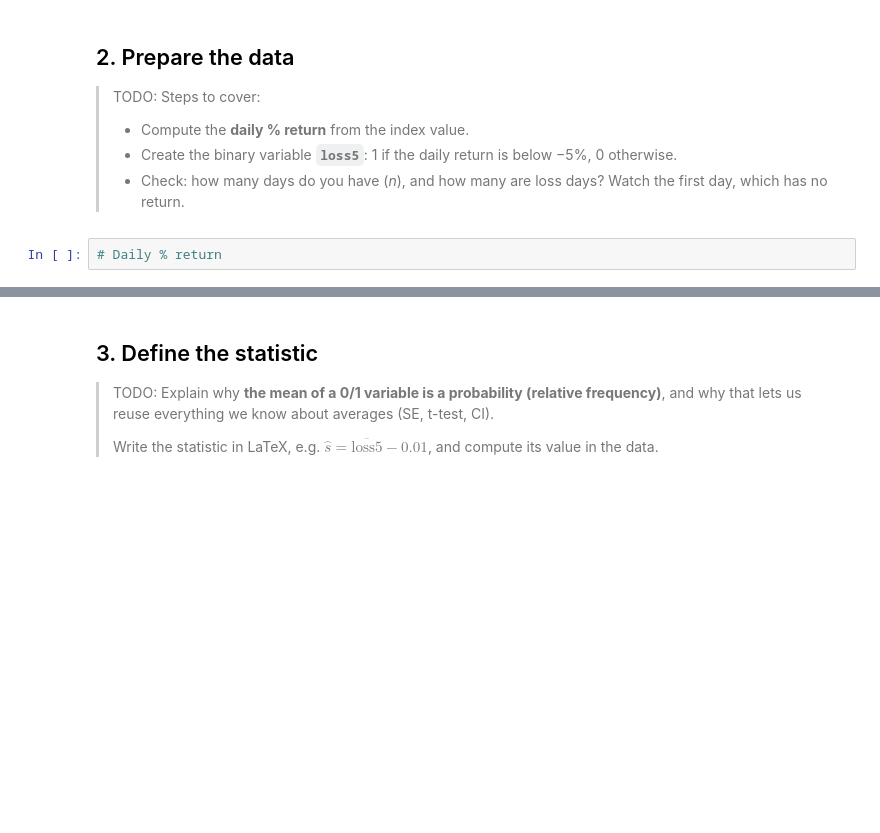
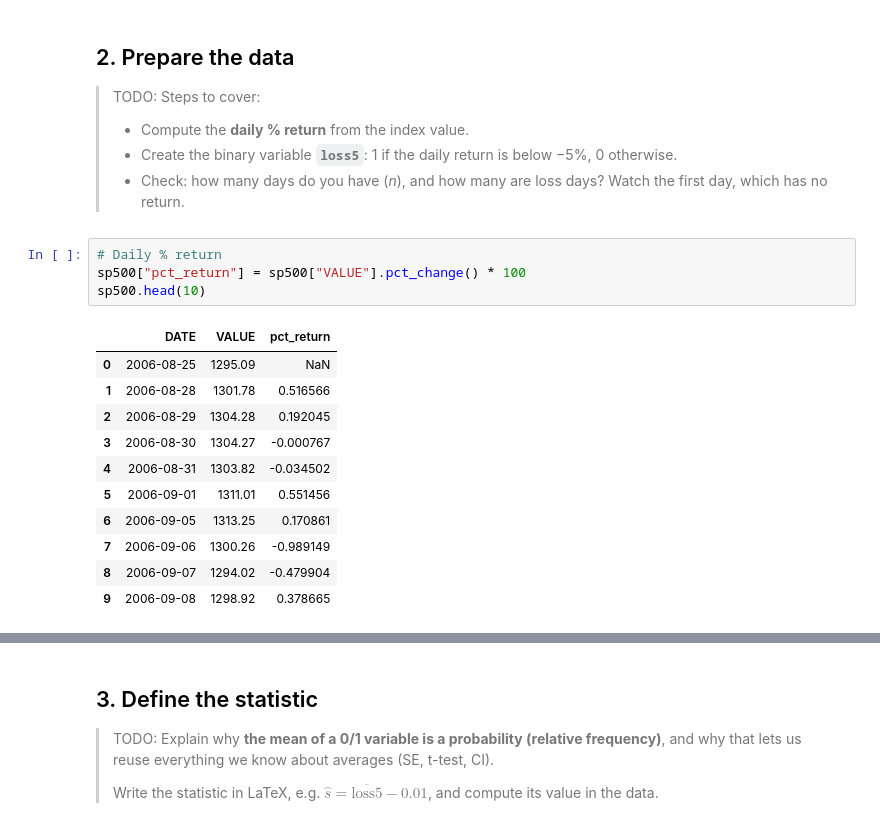
Before and after one commit to felipesebben/bk_data_analysis_studies, a Jupyter notebook: chapters/ch06-testing_hypotheses/case_studies/stock_market_loss_test/ch06-stock_market_loss_test.ipynb, the cells around one changed output, grey strips where cells are left out. Drawn from its saved outputs; the diff is of its cells as text; blank space fills up the shorter version.

```diff
--- a/chapters/ch06-testing_hypotheses/case_studies/stock_market_loss_test/ch06-stock_market_loss_test.ipynb
+++ b/chapters/ch06-testing_hypotheses/case_studies/stock_market_loss_test/ch06-stock_market_loss_test.ipynb
@@ -38,3 +44,17 @@ from bkda.helpers import *
 > - Check: how many days do you have (*n*), and how many are loss days? Watch the first day, which has no return.
 # %%
 # Daily % return
+sp500["pct_return"] = sp500["VALUE"].pct_change() * 100
+sp500.head(10)
+# %% [output]
+|  | DATE | VALUE | pct_return |
+| 0 | 2006-08-25 | 1295.09 | NaN |
+| 1 | 2006-08-28 | 1301.78 | 0.516566 |
+| 2 | 2006-08-29 | 1304.28 | 0.192045 |
+| 3 | 2006-08-30 | 1304.27 | -0.000767 |
+| 4 | 2006-08-31 | 1303.82 | -0.034502 |
+| 5 | 2006-09-01 | 1311.01 | 0.551456 |
+| 6 | 2006-09-05 | 1313.25 | 0.170861 |
+| 7 | 2006-09-06 | 1300.26 | -0.989149 |
+| 8 | 2006-09-07 | 1294.02 | -0.479904 |
+| 9 | 2006-09-08 | 1298.92 | 0.378665 |
```
Also changed, not shown: parts of 29 cells of this notebook.
